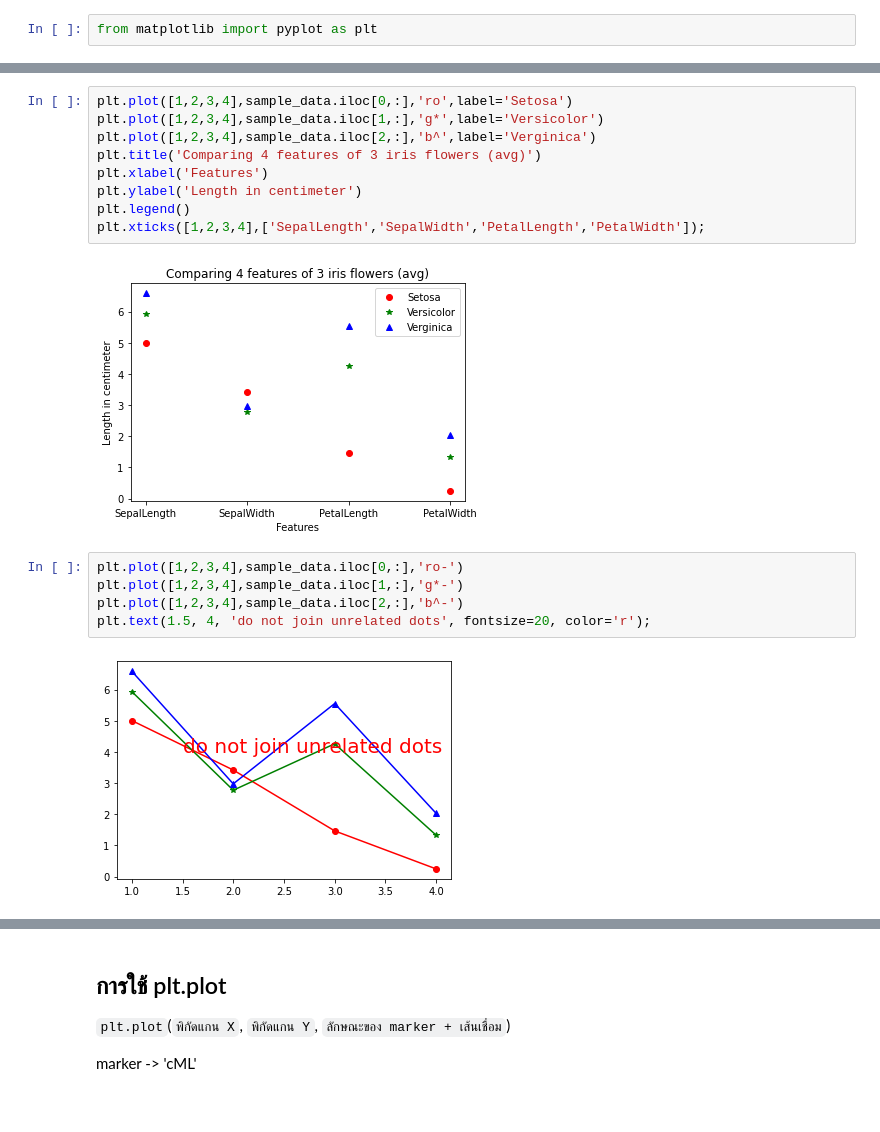
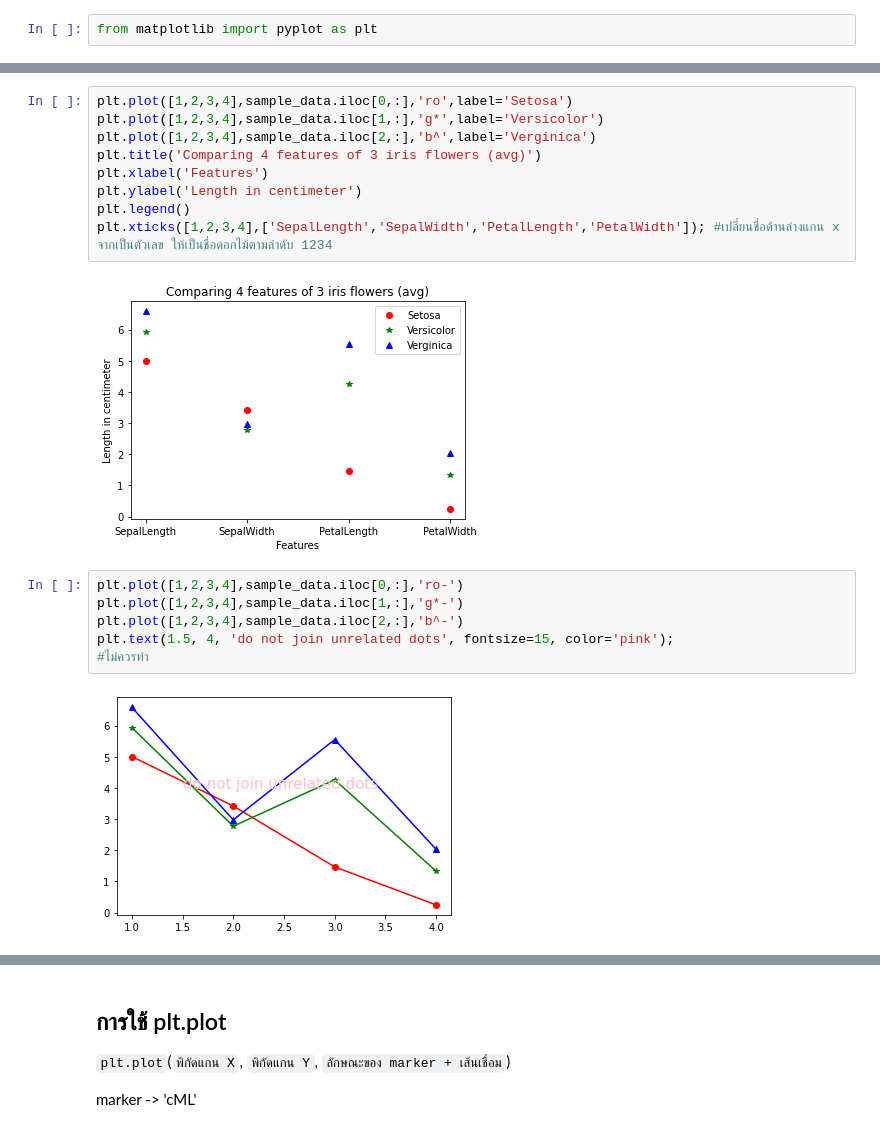
Before and after one commit to Ingapis/BasicProg_DataViz65, a Jupyter notebook: DataViz04_Data_Comparison.ipynb, the cells around one changed output, grey strips where cells are left out. Cells and saved outputs as stored; diff of their text form.

```diff
--- a/DataViz04_Data_Comparison.ipynb
+++ b/DataViz04_Data_Comparison.ipynb
@@ -66,16 +77,17 @@ plt.title('Comparing 4 features of 3 iris flowers (avg)')
 plt.xlabel('Features')
 plt.ylabel('Length in centimeter')
 plt.legend()
-plt.xticks([1,2,3,4],['SepalLength','SepalWidth','PetalLength','PetalWidth']);
+plt.xticks([1,2,3,4],['SepalLength','SepalWidth','PetalLength','PetalWidth']); #เปลี่ยนชื่อด้านล่างแกน x จากเป็นตัวเลข ให้เป็นชื่อดอกไม้ตามลำดับ 1234
 # %% [output]
 [figure]
 # %%
 plt.plot([1,2,3,4],sample_data.iloc[0,:],'ro-')
 plt.plot([1,2,3,4],sample_data.iloc[1,:],'g*-')
 plt.plot([1,2,3,4],sample_data.iloc[2,:],'b^-')
-plt.text(1.5, 4, 'do not join unrelated dots', fontsize=20, color='r');
+plt.text(1.5, 4, 'do not join unrelated dots', fontsize=15, color='pink');
+#ไม่ควรทำ
 # %% [output]
-[figure, old version]
+[figure, new version]
 # %%
 plt.plot([1,1],[min(sample_data.iloc[:,0]),max(sample_data.iloc[:,0])],'c:')
 plt.plot([2,2],[min(sample_data.iloc[:,1]),max(sample_data.iloc[:,1])],'c:')
```
Also changed, not shown: parts of 20 cells of this notebook.
